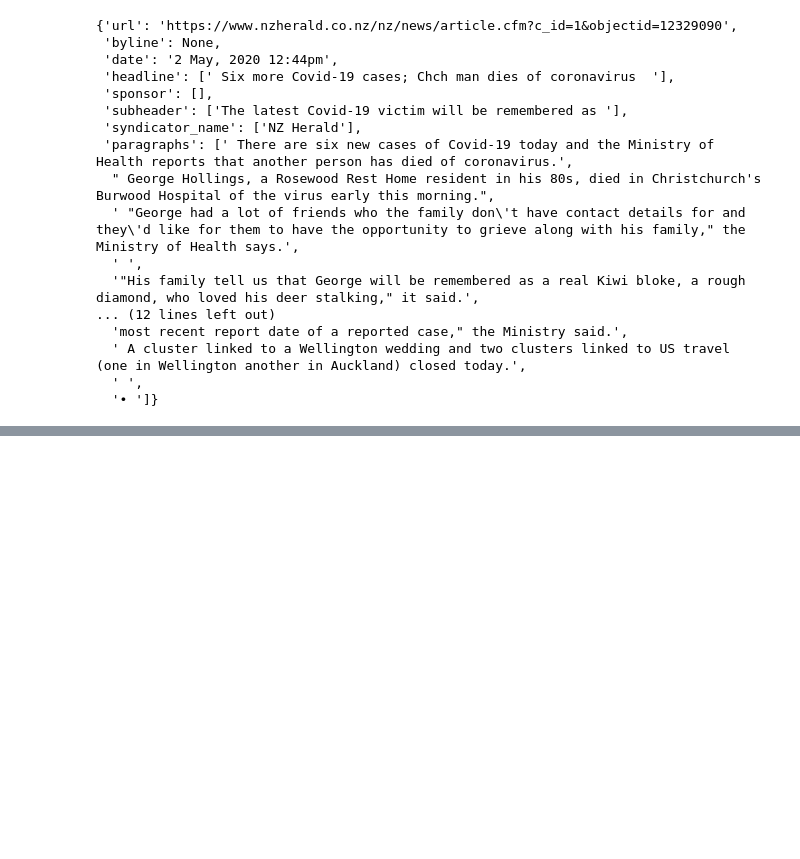
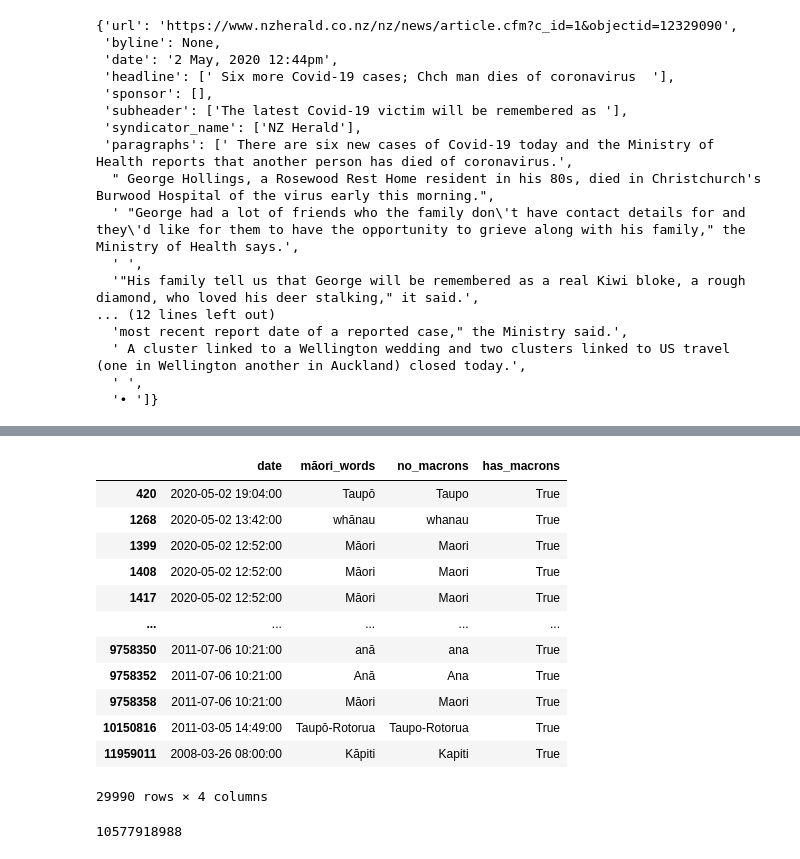
Before and after one commit to mathematiguy/reo-toolkit, a Jupyter notebook: notebooks/searching-nz-herald.ipynb, the cells around one changed output, grey strips where cells are left out. Drawn from its saved outputs; the diff is of its cells as text; code cells hidden in the pictures; blank space fills up the shorter version.

```diff
--- a/notebooks/searching-nz-herald.ipynb
+++ b/notebooks/searching-nz-herald.ipynb
@@ -100,0 +139,52 @@ herald_data.to_csv("../data/herald_data.csv", index = False)
+# %%
+class NoMacronEncoder():
+
+    encoder_dict = {
+        'ā': 'a',
+        'ē': 'e',
+        'ī': 'i',
+        'ō': 'o',
+        'ū': 'u'
+    }
+
+    decoder_dict = {v: k for k, v in encoder_dict.items()}
+
+    def encode(self, text):
+        for k, v in self.encoder_dict.items():
+            text = text.replace(k, v)
+        return text
+
+    def decode(self, text):
+        return text
+# %%
+words_by_date = (herald_data.sort_values('date', ascending = False)
+     .loc[
+    herald_data.māori_words.apply(len) > 0,
+    ['date', 'māori_words']
+    ].explode('māori_words')
+    .reset_index(drop = True)
+)
+# %%
+words_by_date['no_macrons'] = words_by_date.māori_words.apply(lambda s: NoMacronEncoder().encode(s))
+# %%
+words_by_date['has_macrons'] = words_by_date.māori_words.apply(lambda s: NoMacronEncoder().encode(s) != s)
+# %%
+words_by_date[words_by_date.has_macrons]
+# %% [output]
+|  | date | māori_words | no_macrons | has_macrons |
+| 420 | 2020-05-02 19:04:00 | Taupō | Taupo | True |
+| 1268 | 2020-05-02 13:42:00 | whānau | whanau | True |
+| 1399 | 2020-05-02 12:52:00 | Māori | Maori | True |
+| 1408 | 2020-05-02 12:52:00 | Māori | Maori | True |
+| 1417 | 2020-05-02 12:52:00 | Māori | Maori | True |
+| ... | ... | ... | ... | ... |
+| 9758350 | 2011-07-06 10:21:00 | anā | ana | True |
+| 9758352 | 2011-07-06 10:21:00 | Anā | Ana | True |
+| 9758358 | 2011-07-06 10:21:00 | Māori | Maori | True |
+| 10150816 | 2011-03-05 14:49:00 | Taupō-Rotorua | Taupo-Rotorua | True |
+| 11959011 | 2008-03-26 08:00:00 | Kāpiti | Kapiti | True |
+29990 rows × 4 columns
+# %%
+len(set(w for l in herald_data.māori_words for w in l)) * len(herald_data)
+# %% [output]
+10577918988
```
Also changed, not shown: parts of 10 cells of this notebook, 9 other files.
